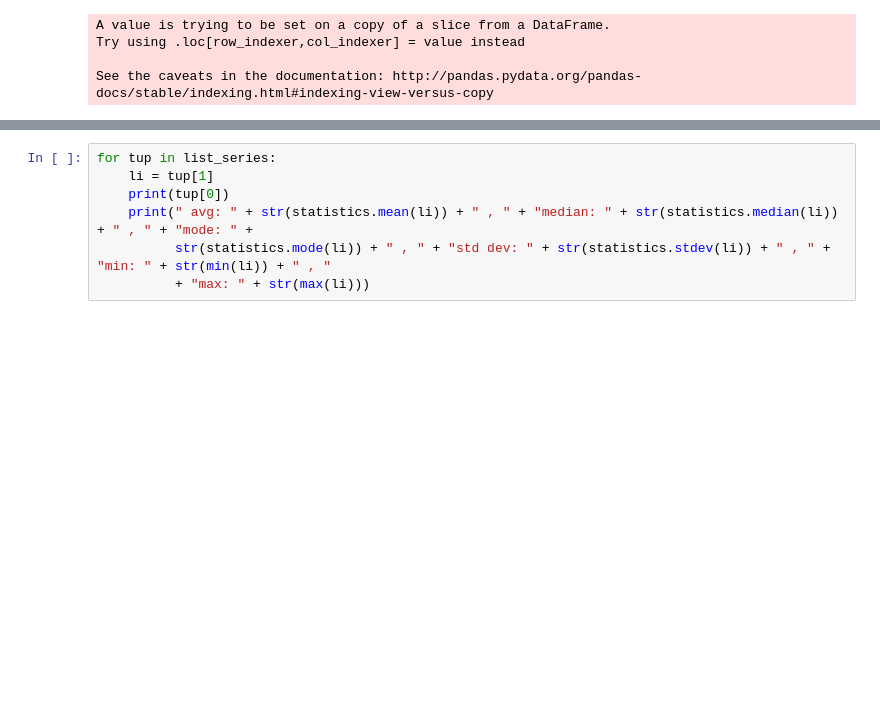
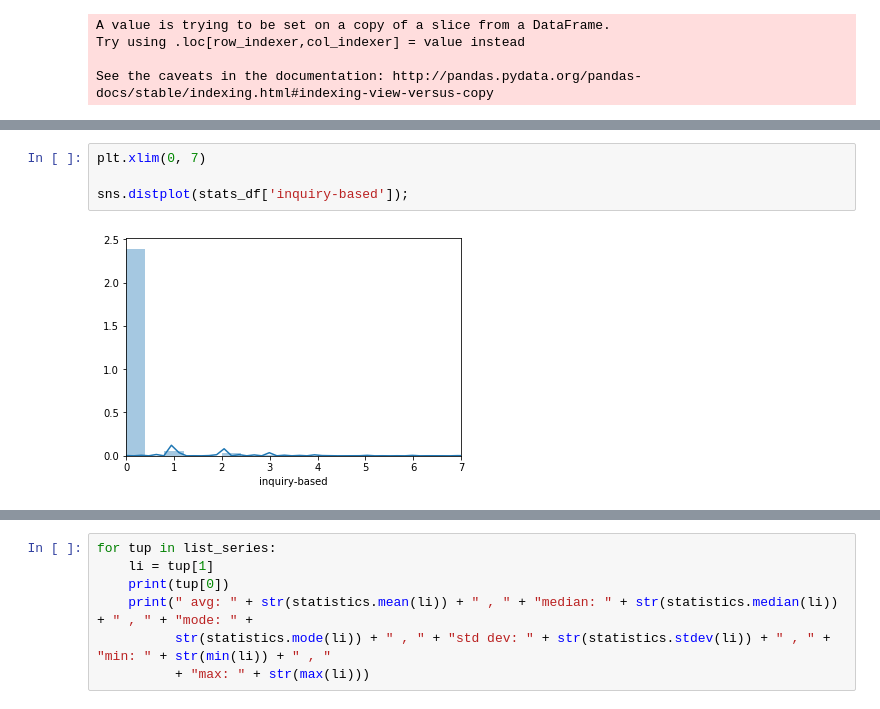
Before and after one commit to comp-strat/text_analysis, a Jupyter notebook: models/word_embeddings_k.ipynb, the cells around one changed output, grey strips where cells are left out. Drawn from its saved outputs; the diff is of its cells as text; blank space fills up the shorter version.

```diff
--- a/models/word_embeddings_k.ipynb
+++ b/models/word_embeddings_k.ipynb
@@ -705,0 +796,6 @@ stats_df
+# %%
+plt.xlim(0, 7)
+
+sns.distplot(stats_df['inquiry-based']);
+# %% [output]
+[figure, added]
```
Also changed, not shown: parts of 29 cells of this notebook.
